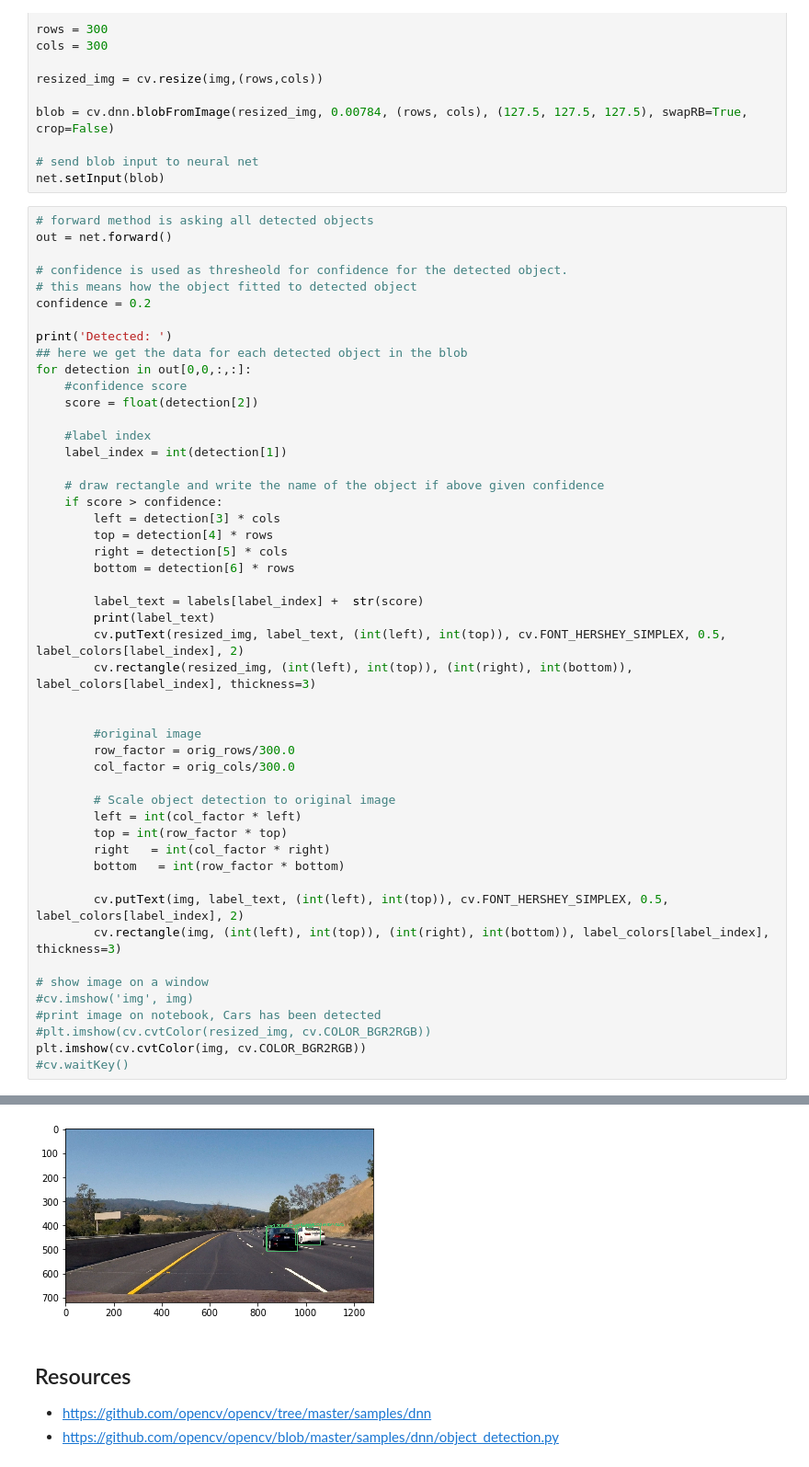
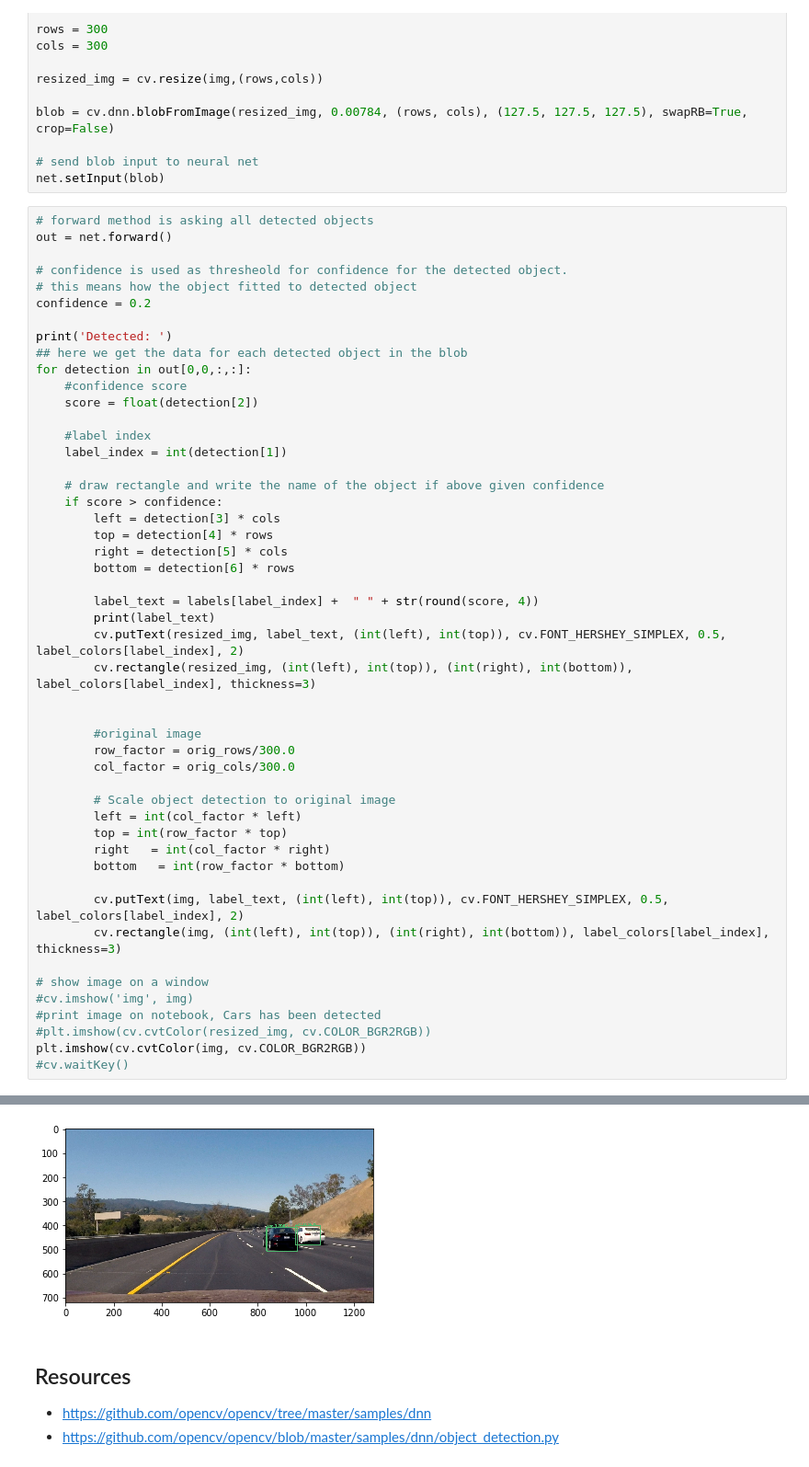
Before and after one commit to SSG-DRD-IOT/lab-opencv-examples, a Jupyter notebook: OpenCV_Object_Detection/OpenCV and Deep Neural Networks for Object Detection - Caffe.ipynb, the cells around one changed output, grey strips where cells are left out. Shown at 92% size. Cells and saved outputs as stored; diff of their text form.

```diff
--- a/OpenCV_Object_Detection/OpenCV and Deep Neural Networks for Object Detection - Caffe.ipynb
+++ b/OpenCV_Object_Detection/OpenCV and Deep Neural Networks for Object Detection - Caffe.ipynb
@@ -158,7 +159,7 @@ for detection in out[0,0,:,:]:
         right = detection[5] * cols
         bottom = detection[6] * rows
 
-        label_text = labels[label_index] +  str(score)
+        label_text = labels[label_index] +  " " + str(round(score, 4))
         print(label_text)
         cv.putText(resized_img, label_text, (int(left), int(top)), cv.FONT_HERSHEY_SIMPLEX, 0.5, label_colors[label_index], 2)
         cv.rectangle(resized_img, (int(left), int(top)), (int(right), int(bottom)), label_colors[label_index], thickness=3)
@@ -190,5 +191,5 @@ car0.2892807126045227
 <matplotlib.image.AxesImage at 0x...>
-[figure, old version]
+[figure, new version]
 # %% [markdown]
 ## Resources
 
```
Also changed, not shown: parts of 4 cells of this notebook, 6 other files.
